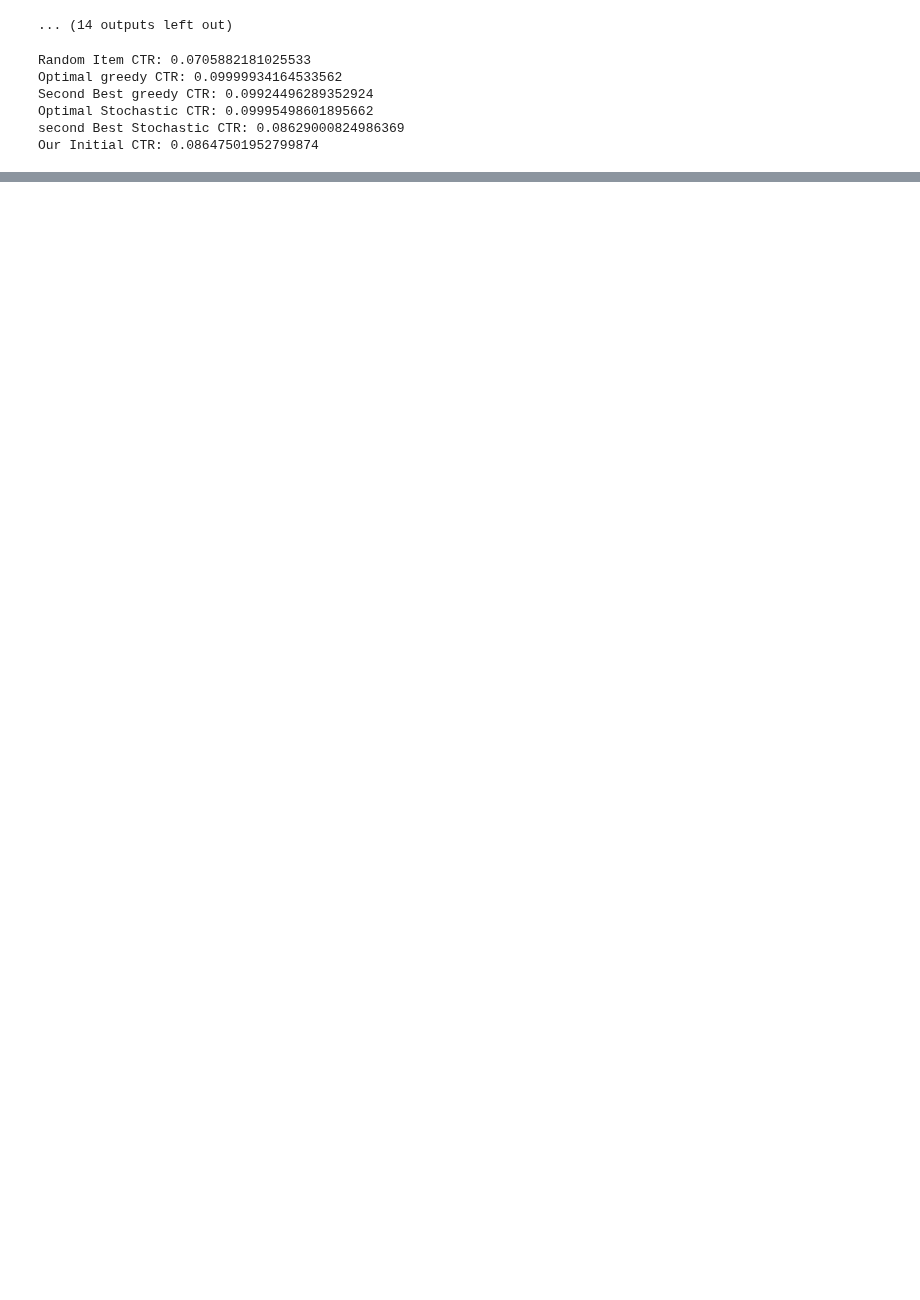
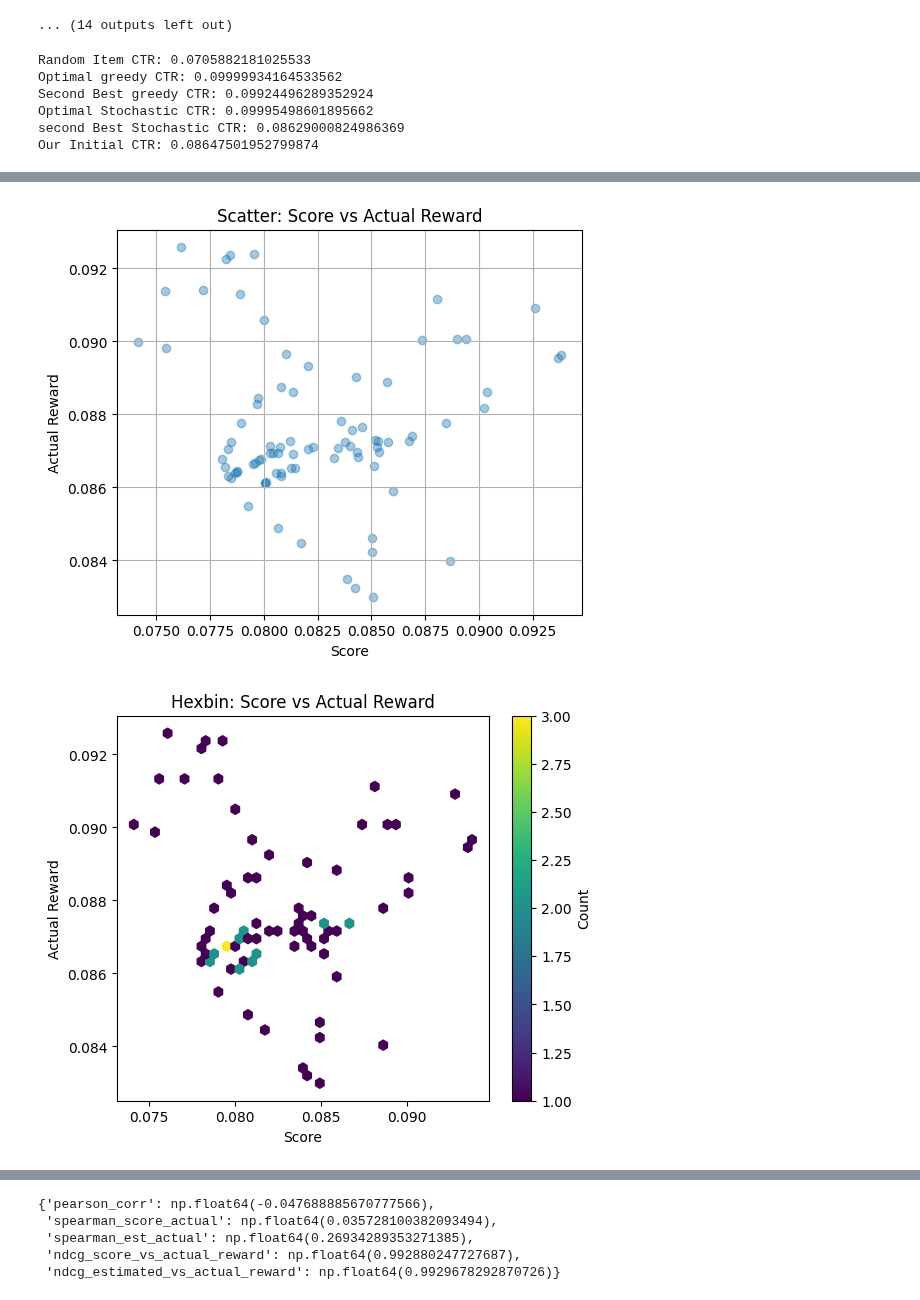
Before and after one commit to TauRoeed/OPC, a Jupyter notebook: run_OPL_tests.ipynb, the cells around one changed output, grey strips where cells are left out. Saved outputs shown, nothing was run; the diff lists cells and outputs as text; code cells hidden in the pictures; blank space fills up the shorter version.

Commit message:
modular runner scoring statistics iw shrinkage real data simulation prep

```diff
--- a/run_OPL_tests.ipynb
+++ b/run_OPL_tests.ipynb
@@ -479,7 +532,7 @@ second Best Stochastic CTR: 0.0863879153702632
 Our Initial CTR: 0.08653966603258505
 # %%
 # Run the optimization
-df7, best_hyperparams_by_size = regression_trainer_trial(num_runs, num_neighbors, num_rounds_list, train_dataset, batch_size, val_size=10000, n_trials=n_trials_for_optuna, prev_best_params=best_params_to_use)
+df7, study_df7 = regression_trainer_trial(num_runs, num_neighbors, num_rounds_list, train_dataset, batch_size, val_size=10000, n_trials=n_trials_for_optuna, prev_best_params=best_params_to_use)
 
 # Show the performance metrics
 df7[['policy_rewards', 'ipw', 'reg_dm', 'conv_dm', 'conv_dr', 'conv_sndr', 'action_diff_to_real', 'action_delta', 'context_diff_to_real', 'context_delta']]
@@ -588,7 +650,7 @@ second Best Stochastic CTR: 0.08606322612964991
 Our Initial CTR: 0.08622184481781218
 # %%
 # Run the optimization
-df8, best_hyperparams_by_size = regression_trainer_trial(num_runs, num_neighbors, num_rounds_list, train_dataset, batch_size, val_size=10000, n_trials=n_trials_for_optuna, prev_best_params=best_params_to_use)
+df8, study_df8 = regression_trainer_trial(num_runs, num_neighbors, num_rounds_list, train_dataset, batch_size, val_size=10000, n_trials=n_trials_for_optuna, prev_best_params=best_params_to_use)
 
 # Show the performance metrics
 df8[['policy_rewards', 'ipw', 'reg_dm', 'conv_dm', 'conv_dr', 'conv_sndr', 'action_diff_to_real', 'action_delta', 'context_diff_to_real', 'context_delta']]
@@ -685,7 +771,7 @@ second Best Stochastic CTR: 0.08629000824986369
 Our Initial CTR: 0.08647501952799874
 # %%
 # Run the optimization
-df9, best_hyperparams_by_size = regression_trainer_trial(num_runs, num_neighbors, num_rounds_list, train_dataset, batch_size, val_size=10000, n_trials=n_trials_for_optuna, prev_best_params=best_params_to_use)
+df9, study_df9 = regression_trainer_trial(num_runs, num_neighbors, num_rounds_list, train_dataset, batch_size, val_size=10000, n_trials=n_trials_for_optuna, prev_best_params=best_params_to_use)
 
 # Show the performance metrics
 df9[['policy_rewards', 'ipw', 'reg_dm', 'conv_dm', 'conv_dr', 'conv_sndr', 'action_diff_to_real', 'action_delta', 'context_diff_to_real', 'context_delta']]
@@ -791,0 +875,4 @@ df4[['policy_rewards', 'ipw', 'reg_dm', 'conv_dm', 'conv_dr', 'conv_sndr', 'acti
+# %%
+all_dfs = pd.concat([study_df, study_df5, study_df6, study_df7, study_df8, study_df9], ignore_index=True)
+all_dfs = all_dfs[all_dfs['value'] > 0]
+all_dfs['user_attrs_actual_reward'] = all_dfs['user_attrs_actual_reward'].apply(lambda x: x[0])
@@ -791,0 +888,7 @@ df4[['policy_rewards', 'ipw', 'reg_dm', 'conv_dm', 'conv_dr', 'conv_sndr', 'acti
+# %%
+from training_utils import compute_statistics_and_plots
+
+compute_statistics_and_plots(all_dfs)
+# %% [output]
+[figure, added]
+[figure, added]
@@ -791,0 +900,5 @@ df4[['policy_rewards', 'ipw', 'reg_dm', 'conv_dm', 'conv_dr', 'conv_sndr', 'acti
+{'pearson_corr': np.float64(-0.047688885670777566),
+ 'spearman_score_actual': np.float64(0.035728100382093494),
+ 'spearman_est_actual': np.float64(0.26934289353271385),
+ 'ndcg_score_vs_actual_reward': np.float64(0.992880247727687),
+ 'ndcg_estimated_vs_actual_reward': np.float64(0.9929678292870726)}
```
Also changed, not shown: parts of 14 cells of this notebook, 5 other files.
